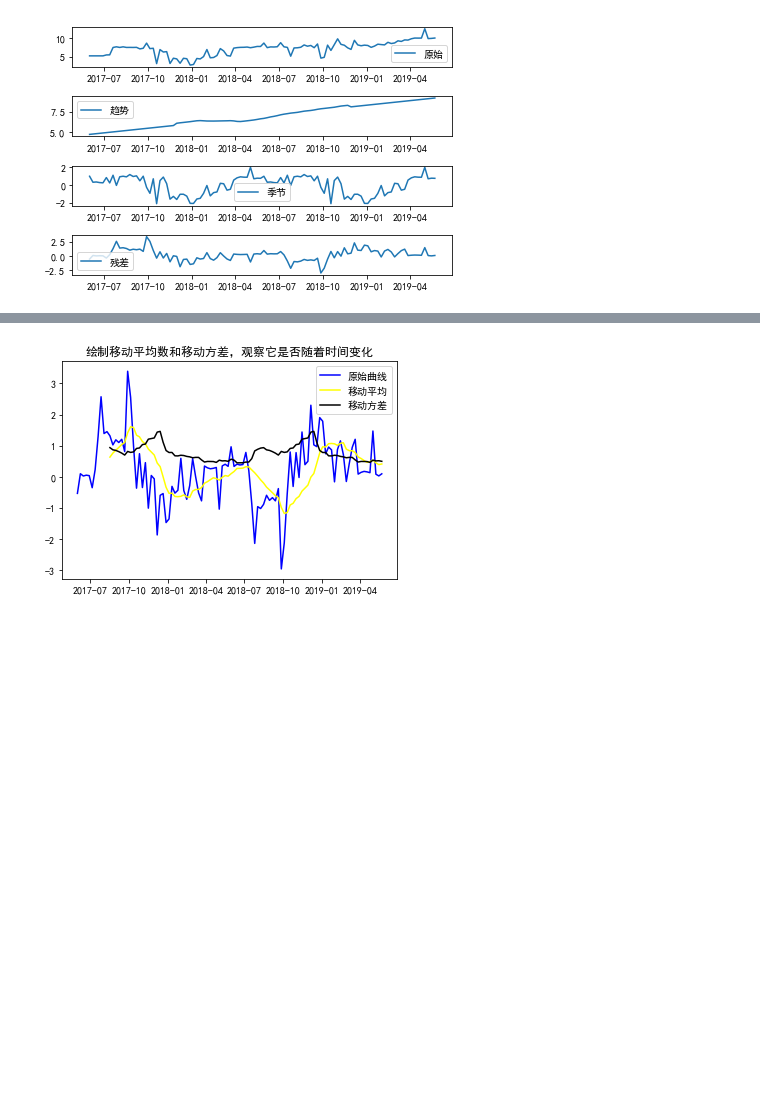
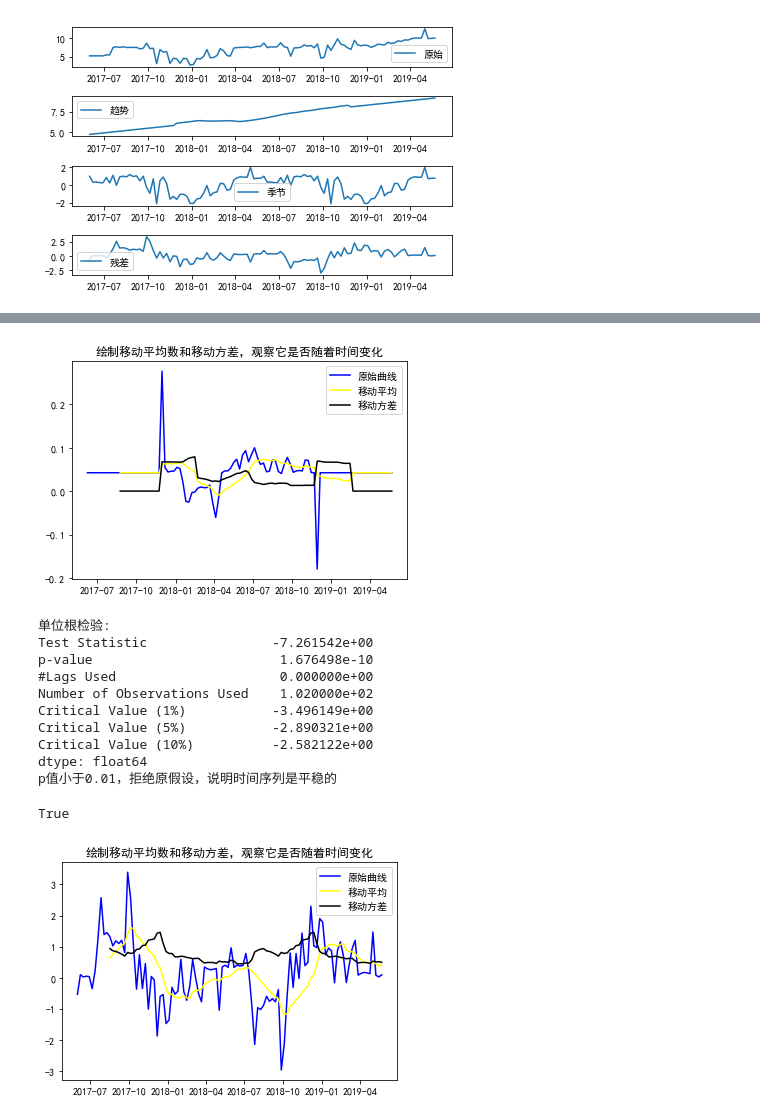
Before and after one commit to Perilla000leaves/Analytics_Vidhya, a Jupyter notebook: Articles/Time_Series_Analysis/Time_Series_Load.ipynb, the cells around one changed output, grey strips where cells are left out. Saved outputs shown, nothing was run; the diff lists cells and outputs as text; code cells hidden in the pictures; blank space fills up the shorter version.

```diff
--- a/Articles/Time_Series_Analysis/Time_Series_Load.ipynb
+++ b/Articles/Time_Series_Analysis/Time_Series_Load.ipynb
@@ -397,3 +405,19 @@ plt.tight_layout()
+# %%
+trend_diff.dropna(inplace=True)
+test_stationarity(trend_diff)
+# %% [output]
+[figure, added]
+单位根检验:
+Test Statistic                -7.261542e+00
+p-value                        1.676498e-10
+#Lags Used                     0.000000e+00
+Number of Observations Used    1.020000e+02
+Critical Value (1%)           -3.496149e+00
+Critical Value (5%)           -2.890321e+00
+Critical Value (10%)          -2.582122e+00
+dtype: float64
+p值小于0.01，拒绝原假设，说明时间序列是平稳的
+True
 # %%
 ts_decompose = residual
 ts_decompose.dropna(inplace=True)
```
Also changed, not shown: parts of 27 cells of this notebook.
